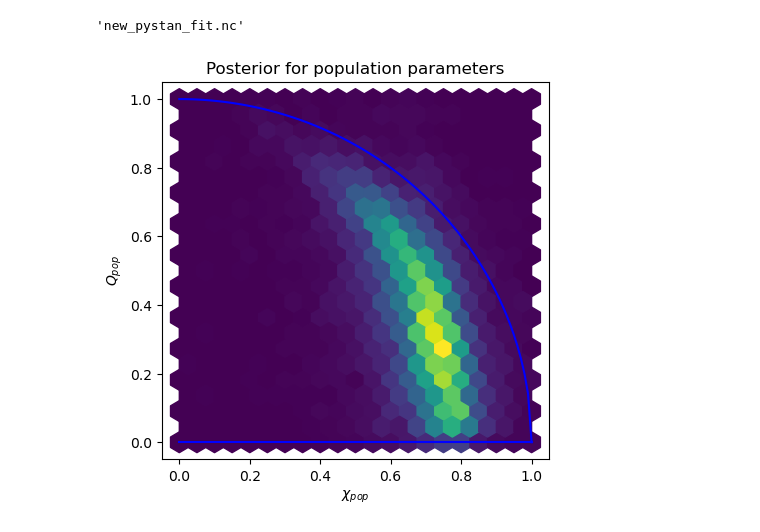
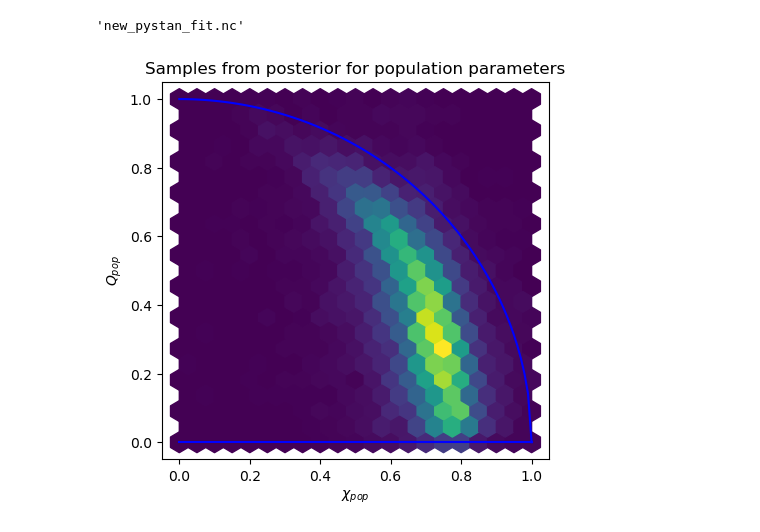
Before and after one commit to Potatoasad/charged-ringdown-analysis-tools, a Jupyter notebook: testing/PyStanCode.ipynb, the cells around one changed output. Saved outputs shown, nothing was run; the diff lists cells and outputs as text; code cells hidden in the pictures.

```diff
--- a/testing/PyStanCode.ipynb
+++ b/testing/PyStanCode.ipynb
@@ -79,13 +77,16 @@ xpop_data2 = xpop_data.reshape((xpop_data.shape[0]*xpop_data.shape[1],xpop_data.
+# %%
+reshape = lambda x: x.reshape((x.shape[0]*x.shape[1],)+x.shape[2:])
+xpop_data2 = reshape(xpop_data)
 # %%
 fig, ax = plt.subplots(1, figsize=(5,5), dpi=100)
 
 ax.set_xlabel(r"$\chi_{pop}$")
 ax.set_ylabel(r"$Q_{pop}$")
 ax.hexbin(xpop_data2[:,0],xpop_data2[:,1],gridsize=20, extent=(0,1,0,1))
 ax.plot(np.linspace(0,1,100), np.sqrt(1 - np.linspace(0,1,100)**2),c='b')
 ax.plot(np.linspace(0,1,100), 0.0*np.linspace(0,1,100),c='b')
-ax.set_title("Posterior for population parameters")
+ax.set_title("Samples from posterior for population parameters")
 
 plt.show()
 # %% [output]
-[figure, old version]
+[figure, new version]
```
Also changed, not shown: parts of 8 cells of this notebook, 3 other files.
